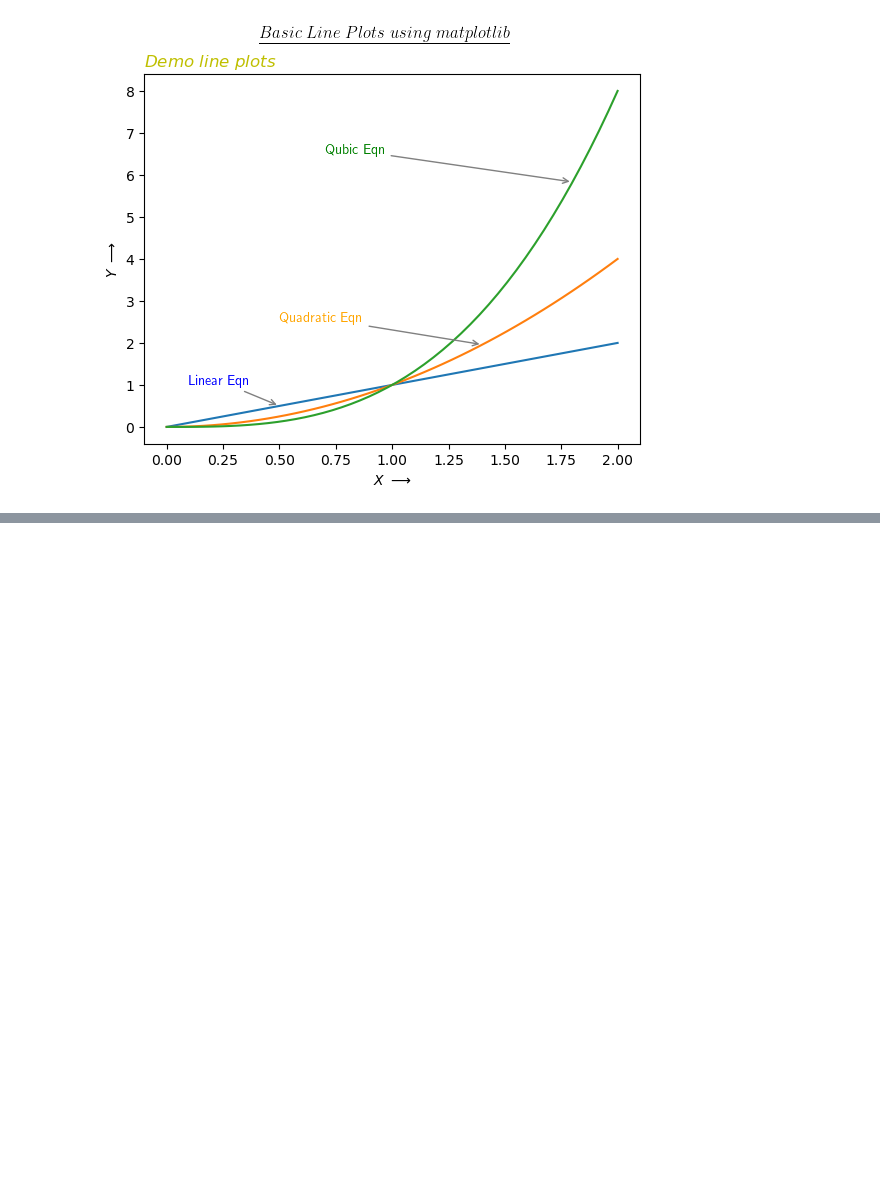
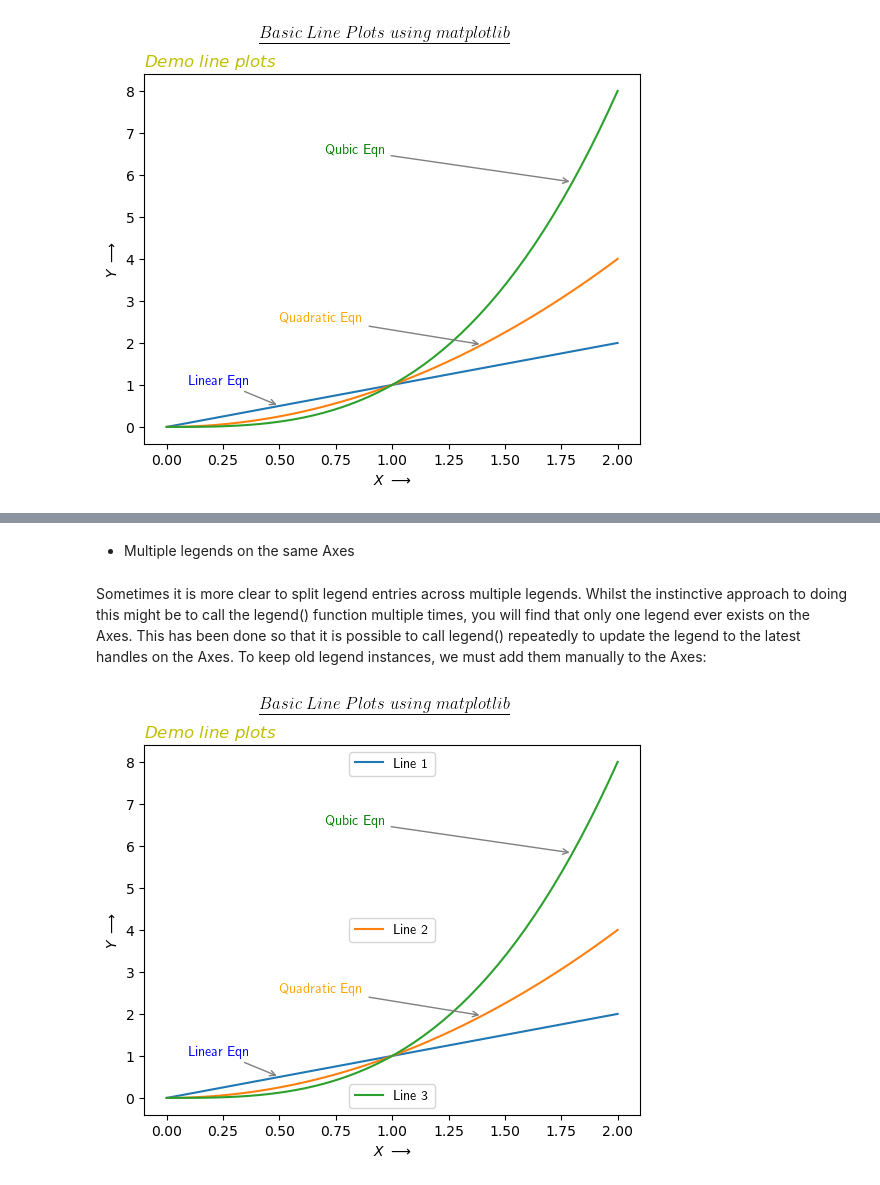
Before and after one commit to AindreaAjax/ML_Introduction, a Jupyter notebook: Data_Visualization/Matplotlib_Basics/02_labelling_plots.ipynb, the cells around one changed output, grey strips where cells are left out. Cells and saved outputs as stored; diff of their text form; code cells hidden in the pictures; blank space fills up the shorter version.

```diff
--- a/Data_Visualization/Matplotlib_Basics/02_labelling_plots.ipynb
+++ b/Data_Visualization/Matplotlib_Basics/02_labelling_plots.ipynb
@@ -9,7 +9,7 @@ import numpy as np
 # %%
 fig, ax = plt.subplots()
 x = np.linspace(0, 2, 50)
-ax.plot(x, x, x, x**2, x, x**3)
+line1, line2, line3 = ax.plot(x, x, x, x**2, x, x**3)
 plt.show()
 # %% [output]
 [figure]
@@ -101,0 +148,19 @@ plt.show()
+# %% [markdown]
+- Multiple legends on the same Axes
+# %% [markdown]
+Sometimes it is more clear to split legend entries across multiple legends. Whilst the instinctive approach to doing this might be to call the legend() function multiple times, you will find that only one legend ever exists on the Axes. This has been done so that it is possible to call legend() repeatedly to update the legend to the latest handles on the Axes. To keep old legend instances, we must add them manually to the Axes:
+# %%
+plt.sca(ax)
+
+first_legend = ax.legend([line1], ["Line 1"], loc="upper center")
+second_legend = ax.legend([line2], ["Line 2"], loc="center")
+
+# manually adding the legend entries
+ax.add_artist(first_legend)
+ax.add_artist(second_legend)
+
+ax.legend([line3], ["Line 3"], loc="lower center")
+
+plt.show()
+# %% [output]
+[figure, added]
```
Also changed, not shown: parts of 15 cells of this notebook.
